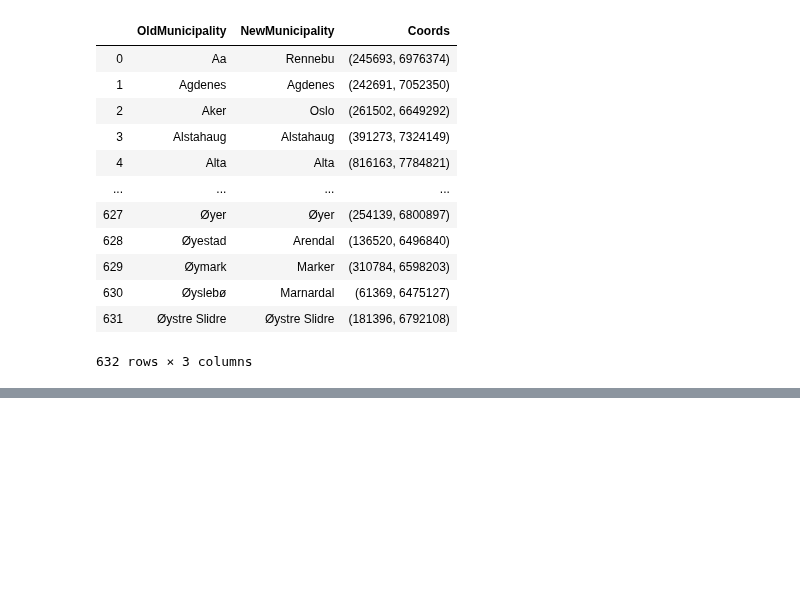
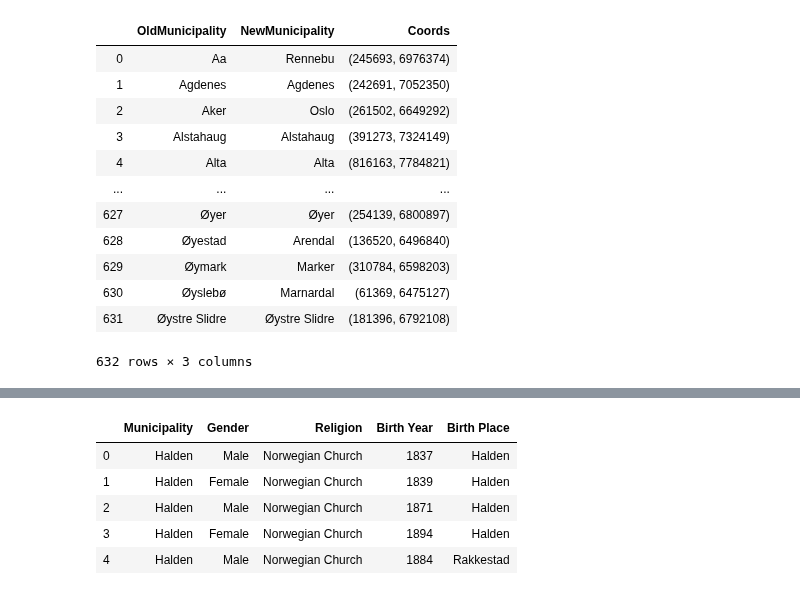
Before and after one commit to BerntA/NorwegianDemographics, a Jupyter notebook: src/merge_data.ipynb, the cells around one changed output, grey strips where cells are left out. Saved outputs shown, nothing was run; the diff lists cells and outputs as text; code cells hidden in the pictures; blank space fills up the shorter version.

```diff
--- a/src/merge_data.ipynb
+++ b/src/merge_data.ipynb
@@ -1862,0 +1875,12 @@ df1910_municipalities.to_csv('./data/1910_census_coords.csv',index=False)
+# %%
+df1910_modernized.loc[:,'Municipality'] = df1910_modernized.loc[:,'Municipality'].apply(lambda x: MUNICIPALITIES_TO_MODERN[x] if x in MUNICIPALITIES_TO_MODERN else x)
+df1910_modernized.loc[:,'Birth Place'] = df1910_modernized.loc[:,'Birth Place'].apply(lambda x: MUNICIPALITIES_TO_MODERN[x] if x in MUNICIPALITIES_TO_MODERN else x)
+# %%
+df1910_modernized.head()
+# %% [output]
+|  | Municipality | Gender | Religion | Birth Year | Birth Place |
+| 0 | Halden | Male | Norwegian Church | 1837 | Halden |
+| 1 | Halden | Female | Norwegian Church | 1839 | Halden |
+| 2 | Halden | Male | Norwegian Church | 1871 | Halden |
+| 3 | Halden | Female | Norwegian Church | 1894 | Halden |
+| 4 | Halden | Male | Norwegian Church | 1884 | Rakkestad |
```
Also changed, not shown: parts of 4 cells of this notebook, 1 other file.
